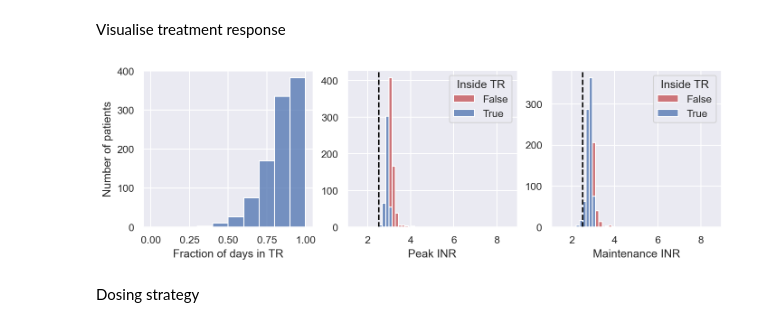
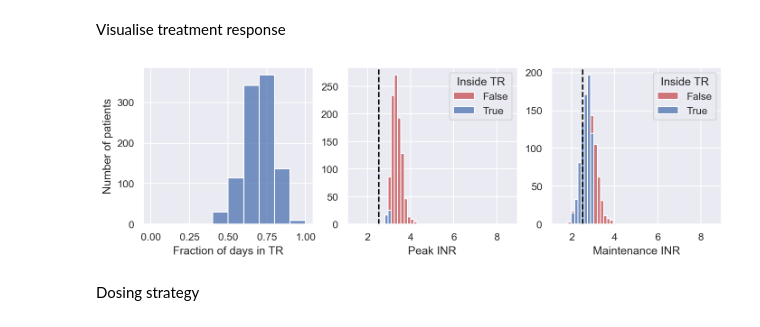
Before and after one commit to DavAug/mipd-warfarin, a Jupyter notebook: results/1_systems_pharmacology_model/results.ipynb, the cells around one changed output. Cells and saved outputs as stored; diff of their text form; code cells hidden in the pictures.

```diff
--- a/results/1_systems_pharmacology_model/results.ipynb
+++ b/results/1_systems_pharmacology_model/results.ipynb
@@ -142,6 +143,7 @@ vk_input = get_vk_consumption(days, len(ids), seed=14)
 # Simulate INR response to treatment
 times = cal_time + np.linspace(0, days, 100, endpoint=False) * 24
 inrs_1 = np.empty(shape=(len(ids), len(times)))
+error_model = chi.LogNormalErrorModel()
 for idx, _id in enumerate(ids):
     # Set dosing regimen
     dr = define_dosing_regimen(doses[idx], delays=delays[:, idx])
@@ -151,6 +153,9 @@ for idx, _id in enumerate(ids):
     mask = ids == _id
     inrs_1[idx] = model.simulate(
         parameters=parameters[mask][0], times=times, vk_input=vk_input[:, idx])
+    # Add noise
+    inrs_1[idx] = error_model.sample(
+        parameters=df_demo['Sigma log'].unique(), model_output=inrs_1[idx])[:, 0]
 # %% [markdown]
 Visualise treatment response
 # %%
@@ -749,3 +600,35 @@ for idx, _id in enumerate(ids):
+# %%
+# Load dosing strategy
+directory = os.path.dirname(os.getcwd())
+data = pd.read_csv(
+    directory + '/2_semi_mechanistic_model'
+    '/mipd_trial_predicted_dosing_regimens.csv')
+
+ids = data.ID.dropna().unique()
+n_obs = data[data.ID == ids[0]]['Number of observations'].unique()
+n_obs = n_obs[n_obs > 0]
+inrs_4 = np.empty((len(ids), len(n_obs), 3))
+for idx, _id in enumerate(ids):
+    temp = data[data.ID == _id]
+    for idn, n in enumerate(n_obs):
+        inrs_4[idx, idn, 0] = n - 1  # Time in days
+        inrs_4[idx, idn, 1] = temp[
+            temp['Number of observations'] == n].INR.values
+        inrs_4[idx, idn, 2] = temp[
+            temp['Number of observations'] == n]['Dose %d in mg' % n].values
+
+# Filter out individuals with INR > 8
+dropout_4 = []
+indices = []
+for idx, inr in enumerate(inrs_4):
+    if np.any(inr[:, 1] > 8):
+        dropout_4.append(inr)
+
+        # Set INRs to 8 for convenience of plotting
+        inr = inr[:, 1]
+        inr[inr > 8] = 8
+        inrs_4[idx, :, 1] = inr
+dropout_4 = np.array(dropout_3)
 # %% [markdown]
 Visualise treatment response
 # %%
@@ -766,49 +649,48 @@ for ax in axes:
     fig.add_subplot(ax)
 
 # Plot time in therapeutic range
-in_tr = (inrs_4 >= 2) & (inrs_4 <= 3)
+in_tr = (inrs_4[:, :, 1] >= 2) & (inrs_4[:, :, 1] <= 3)
 ttr = np.mean(in_tr, axis=1)
 sns.histplot(
     ttr, ax=axes[0], bins=[0, 0.1, 0.2, 0.3, 0.4, 0.5, 0.6, 0.7, 0.8, 0.9, 1])
 
 # Plot distribution of peak INR
-max_inrs = np.max(inrs_4, axis=1)
+max_inrs = np.max(inrs_4[:, :, 1], axis=1)
 df = pd.DataFrame({
     'INR': max_inrs, 'Inside TR': (max_inrs>=2) & (max_inrs<=3)})
 sns.histplot(
     df, x='INR', hue='Inside TR', ax=axes[1], multiple='stack', binwidth=0.15,
     palette=[sns.color_palette()[3], sns.color_palette()[0]])
 axes[1].axvline(x=2.5, color='black', linestyle='dashed')
 
 # # Plot maintenance INR distirbution
-final_inrs = inrs_4[:, -1]
+final_inrs = inrs_4[:, -1, 1]
 df = pd.DataFrame({
     'INR': final_inrs, 'Inside TR': (final_inrs>=2) & (final_inrs<=3)})
 sns.histplot(
     df, x='INR', hue='Inside TR', ax=axes[2], multiple='stack', binwidth=0.15,
     palette=[sns.color_palette()[3], sns.color_palette()[0]])
 axes[2].axvline(x=2.5, color='black', linestyle='dashed')
-
 
 # Label axes
 axes[0].set_xlabel('Fraction of days in TR')
 axes[0].set_ylabel('Number of patients')
 axes[0].set_xlim([-0.05, 1.05])
 axes[1].set_xlabel('Peak INR')
 axes[1].set_ylabel('')
 axes[1].set_xlim([1.05, 8.95])
 axes[2].set_xlabel('Maintenance INR')
 axes[2].set_ylabel('')
 axes[2].set_xlim([1.05, 8.95])
 
 # plt.savefig(
 #     '10_mipd_trial_results_pkpd_model_BDRO_7_tdm.pdf', bbox_inches='tight')
 # plt.savefig(
 #     '10_mipd_trial_results_pkpd_model_BDRO_7_tdm.tif', bbox_inches='tight')
 
 plt.show()
 # %% [output]
-[figure, old version]
+[figure, new version]
 # %% [markdown]
 Dosing strategy
 # %%
```
Also changed, not shown: parts of 20 cells of this notebook, 59 other files.
